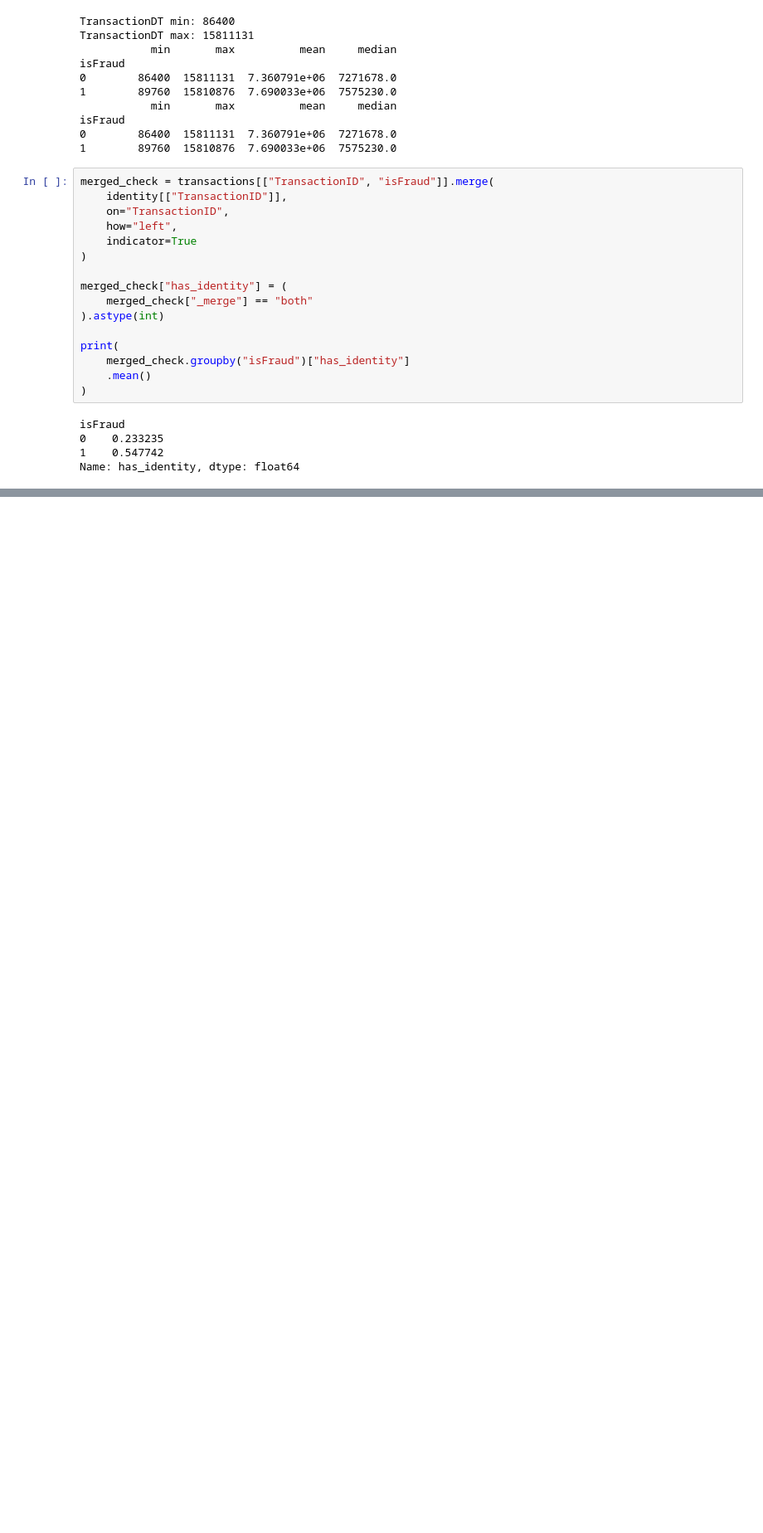
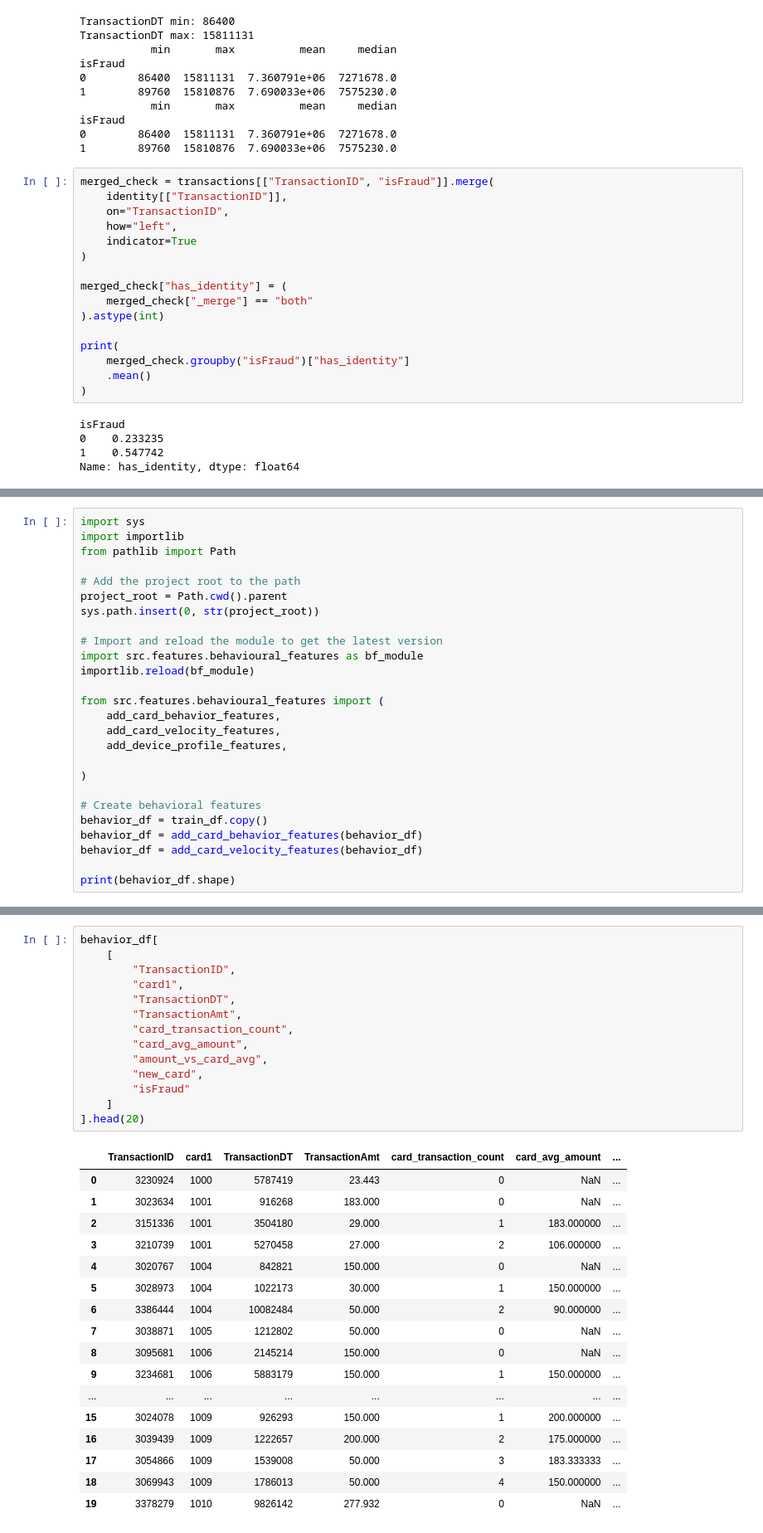
Before and after one commit to GauravSehgal12/fraud_detection_agent, a Jupyter notebook: notebooks/data_exploration.ipynb, the cells around one changed output, grey strips where cells are left out. Shown at 83% size. Saved outputs shown, nothing was run; the diff lists cells and outputs as text; blank space fills up the shorter version.

```diff
--- a/notebooks/data_exploration.ipynb
+++ b/notebooks/data_exploration.ipynb
@@ -212,0 +300,26 @@ ModuleNotFoundError: No module named 'src'
+# %%
+import sys
+import importlib
+from pathlib import Path
+
+# Add the project root to the path
+project_root = Path.cwd().parent
+sys.path.insert(0, str(project_root))
+
+# Import and reload the module to get the latest version
+import src.features.behavioural_features as bf_module
+importlib.reload(bf_module)
+
+from src.features.behavioural_features import (
+    add_card_behavior_features,
+    add_card_velocity_features,
+    add_device_profile_features,
+
+)
+
+# Create behavioral features
+behavior_df = train_df.copy()
+behavior_df = add_card_behavior_features(behavior_df)
+behavior_df = add_card_velocity_features(behavior_df)
+
+print(behavior_df.shape)
@@ -212,0 +328,32 @@ ModuleNotFoundError: No module named 'src'
+# %%
+behavior_df[
+    [
+        "TransactionID",
+        "card1",
+        "TransactionDT",
+        "TransactionAmt",
+        "card_transaction_count",
+        "card_avg_amount",
+        "amount_vs_card_avg",
+        "new_card",
+        "isFraud"
+    ]
+].head(20)
+# %% [output]
+|  | TransactionID | card1 | TransactionDT | TransactionAmt | card_transaction_count | card_avg_amount | ... |
+| 0 | 3230924 | 1000 | 5787419 | 23.443 | 0 | NaN | ... |
+| 1 | 3023634 | 1001 | 916268 | 183.000 | 0 | NaN | ... |
+| 2 | 3151336 | 1001 | 3504180 | 29.000 | 1 | 183.000000 | ... |
+| 3 | 3210739 | 1001 | 5270458 | 27.000 | 2 | 106.000000 | ... |
+| 4 | 3020767 | 1004 | 842821 | 150.000 | 0 | NaN | ... |
+| 5 | 3028973 | 1004 | 1022173 | 30.000 | 1 | 150.000000 | ... |
+| 6 | 3386444 | 1004 | 10082484 | 50.000 | 2 | 90.000000 | ... |
+| 7 | 3038871 | 1005 | 1212802 | 50.000 | 0 | NaN | ... |
+| 8 | 3095681 | 1006 | 2145214 | 150.000 | 0 | NaN | ... |
+| 9 | 3234681 | 1006 | 5883179 | 150.000 | 1 | 150.000000 | ... |
+| ... | ... | ... | ... | ... | ... | ... | ... |
+| 15 | 3024078 | 1009 | 926293 | 150.000 | 1 | 200.000000 | ... |
+| 16 | 3039439 | 1009 | 1222657 | 200.000 | 2 | 175.000000 | ... |
+| 17 | 3054866 | 1009 | 1539008 | 50.000 | 3 | 183.333333 | ... |
+| 18 | 3069943 | 1009 | 1786013 | 50.000 | 4 | 150.000000 | ... |
+| 19 | 3378279 | 1010 | 9826142 | 277.932 | 0 | NaN | ... |
```
Also changed, not shown: parts of 29 cells of this notebook, 2 other files.
